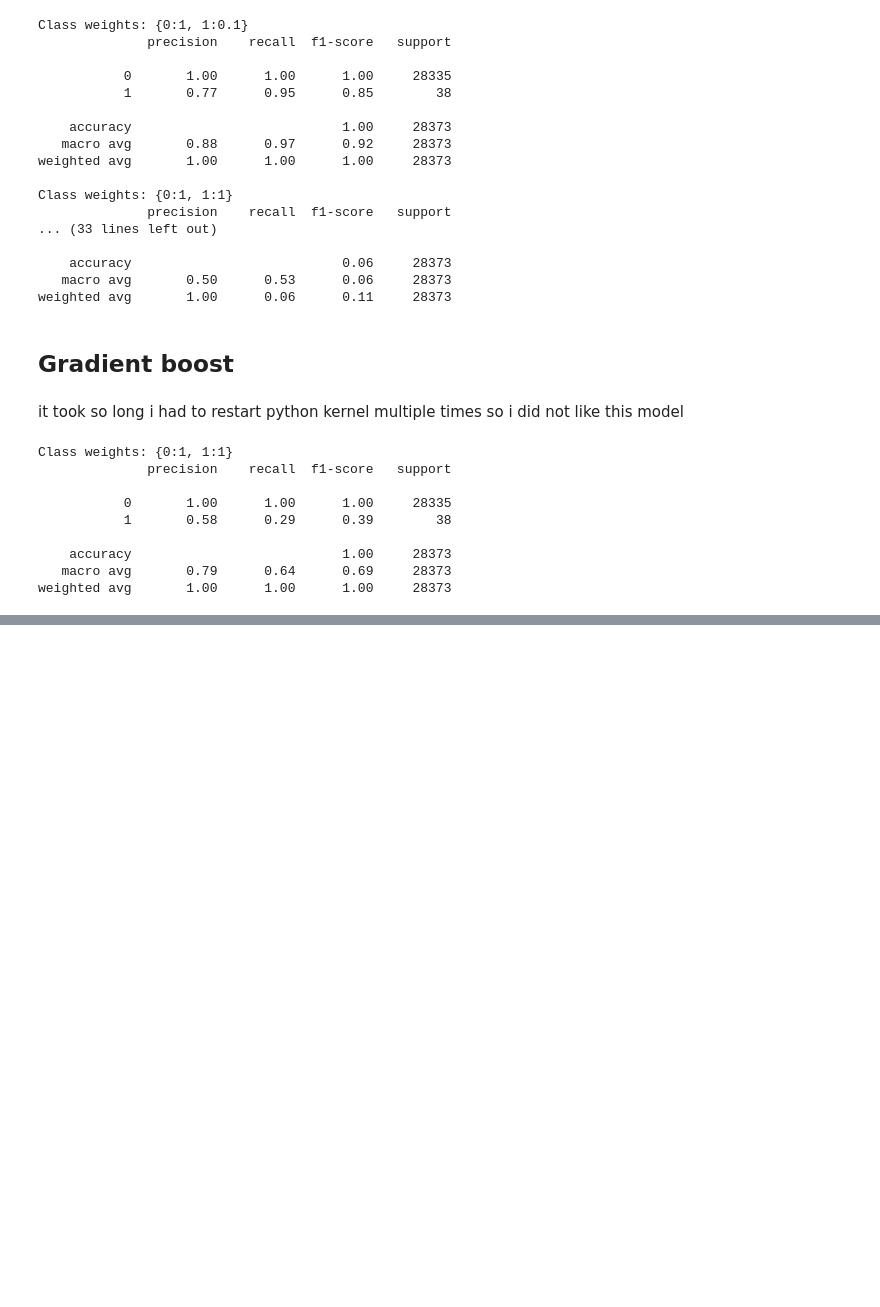
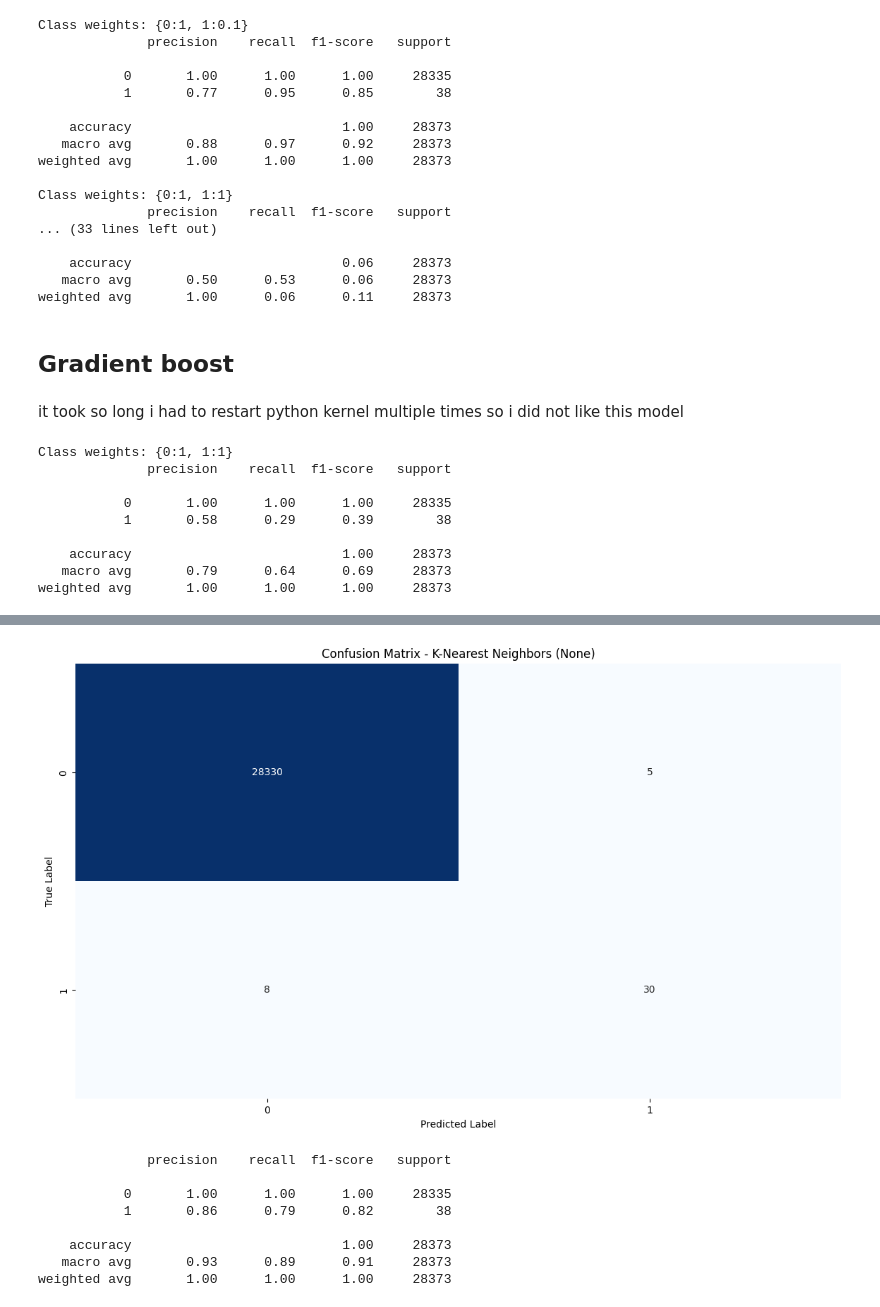
Before and after one commit to fulcrumm1365/card_fraud, a Jupyter notebook: main.ipynb, the cells around one changed output, grey strips where cells are left out. Drawn from its saved outputs; the diff is of its cells as text; code cells hidden in the pictures; blank space fills up the shorter version.

```diff
--- a/main.ipynb
+++ b/main.ipynb
@@ -582,0 +581,14 @@ XGboost is an optimized version of gradient boosting.
+# %%
+knn = KNeighborsClassifier(n_neighbors=5, n_jobs=-1)
+knn_results = evaluate_model("K-Nearest Neighbors", knn, X_train, y_train, "None", with_graph=True)
+print(knn_results)
+# %% [output]
+[figure, added]
+              precision    recall  f1-score   support
+
+           0       1.00      1.00      1.00     28335
+           1       0.86      0.79      0.82        38
+
+    accuracy                           1.00     28373
+   macro avg       0.93      0.89      0.91     28373
+weighted avg       1.00      1.00      1.00     28373
```
Also changed, not shown: parts of 23 cells of this notebook.
